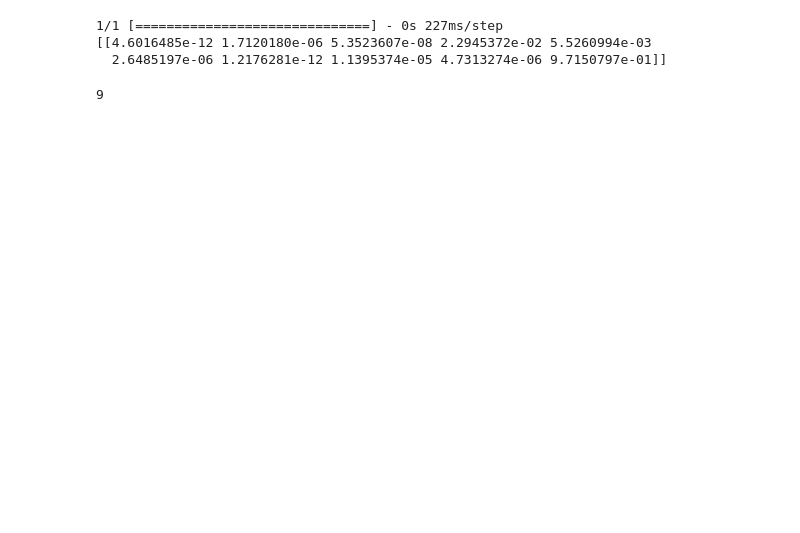
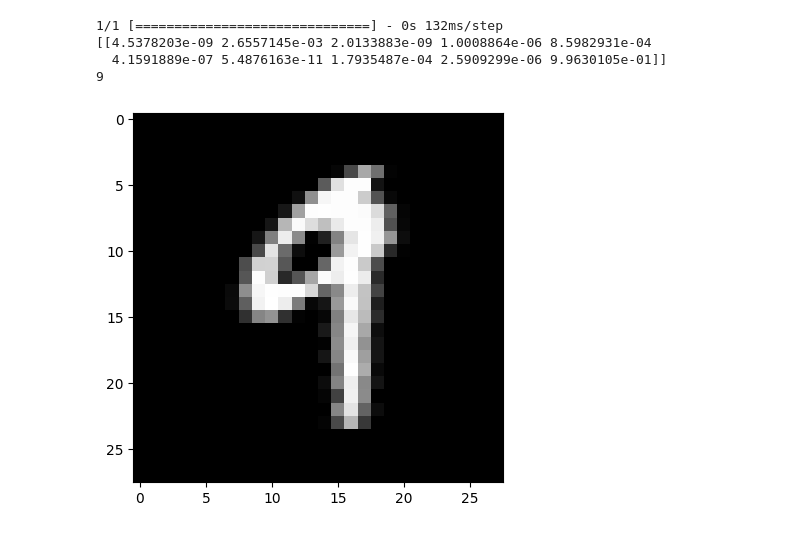
Before and after one commit to engelvinter/mnist, a Jupyter notebook: mnist_digits.ipynb, the cells around one changed output. Drawn from its saved outputs; the diff is of its cells as text; code cells hidden in the pictures; blank space fills up the shorter version.

```diff
--- a/mnist_digits.ipynb
+++ b/mnist_digits.ipynb
@@ -82,11 +81,13 @@ Test Accuracy: 97.71%
 # %%
 img = np.expand_dims(test_images[7], axis=0)
 print(model.predict(img))
-test_labels[7]
+print(test_labels[7])
+plot(test_images[7])
 # %% [output]
-1/1 [==============================] - 0s 227ms/step
-[[4.6016485e-12 1.7120180e-06 5.3523607e-08 2.2945372e-02 5.5260994e-03
-  2.6485197e-06 1.2176281e-12 1.1395374e-05 4.7313274e-06 9.7150797e-01]]
+1/1 [==============================] - 0s 132ms/step
+[[4.5378203e-09 2.6557145e-03 2.0133883e-09 1.0008864e-06 8.5982931e-04
+  4.1591889e-07 5.4876163e-11 1.7935487e-04 2.5909299e-06 9.9630105e-01]]
+9
-9
+[figure, added]
 # %%
 path = r'/home/frepa/Src/mnist/digits/frepa'
```
Also changed, not shown: parts of 19 cells of this notebook, 4 other files.
